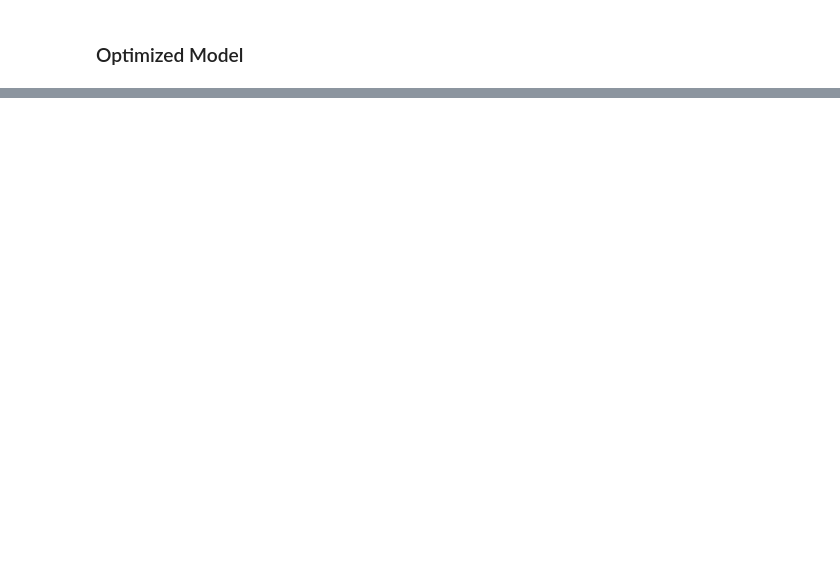
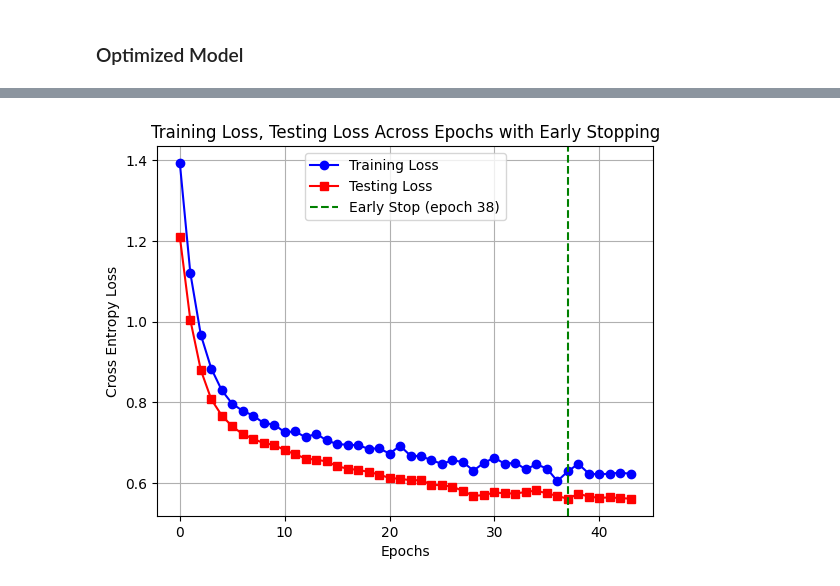
Before and after one commit to alyanifr/MLP_WOA7015, a Jupyter notebook: MLP.ipynb, the cells around one changed output, grey strips where cells are left out. Drawn from its saved outputs; the diff is of its cells as text; code cells hidden in the pictures; blank space fills up the shorter version.

```diff
--- a/MLP.ipynb
+++ b/MLP.ipynb
@@ -432,0 +424,2 @@ results_df.sort_values(by="Test Accuracy (%)", ascending=False)
+# %%
+configs = [dict(zip(param_grid.keys(), v)) for v in product(*param_grid.values())]
@@ -432,0 +464,3 @@ results_df.sort_values(by="Test Accuracy (%)", ascending=False)
+# %%
+results_df = pd.DataFrame(results)
+results_df.sort_values("test_acc", ascending=False).head(10)
@@ -432,0 +500,4 @@ results_df.sort_values(by="Test Accuracy (%)", ascending=False)
+# %%
+best = results_df.sort_values("test_acc", ascending=False).iloc[0]
+print("\nBest Hyperparameters")
+best
@@ -512,0 +520,4 @@ train_optimized_model(lr=0.05, reg=0.001)
+# %%
+best_cfg = best.to_dict()
+best_epoch = best['best_epoch']
+optimized_model = train_model(best_cfg, train_loader, test_loader, epochs=best_epoch, patience=10, early_stopping=True)
@@ -512,0 +542,18 @@ train_optimized_model(lr=0.05, reg=0.001)
+# %%
+training_losses = optimized_model["training_losses"]
+testing_losses = optimized_model["testing_losses"]
+training_accuracy = optimized_model["training_accuracy"]
+testing_accuracy = optimized_model["testing_accuracy"]
+best_epoch = optimized_model["best_epoch"]
+
+plt.plot(training_losses, label='Training Loss', marker='o', color='blue')
+plt.plot(testing_losses, label='Testing Loss', marker='s', color='red')
+plt.axvline(best_epoch, color='green', linestyle='--', label=f'Early Stop (epoch {best_epoch+1})')
+plt.xlabel('Epochs')
+plt.ylabel('Cross Entropy Loss')
+plt.title('Training Loss, Testing Loss Across Epochs with Early Stopping')
+plt.grid(True)
+plt.legend()
+plt.show()
+# %% [output]
+[figure, added]
```
Also changed, not shown: parts of 25 cells of this notebook.
